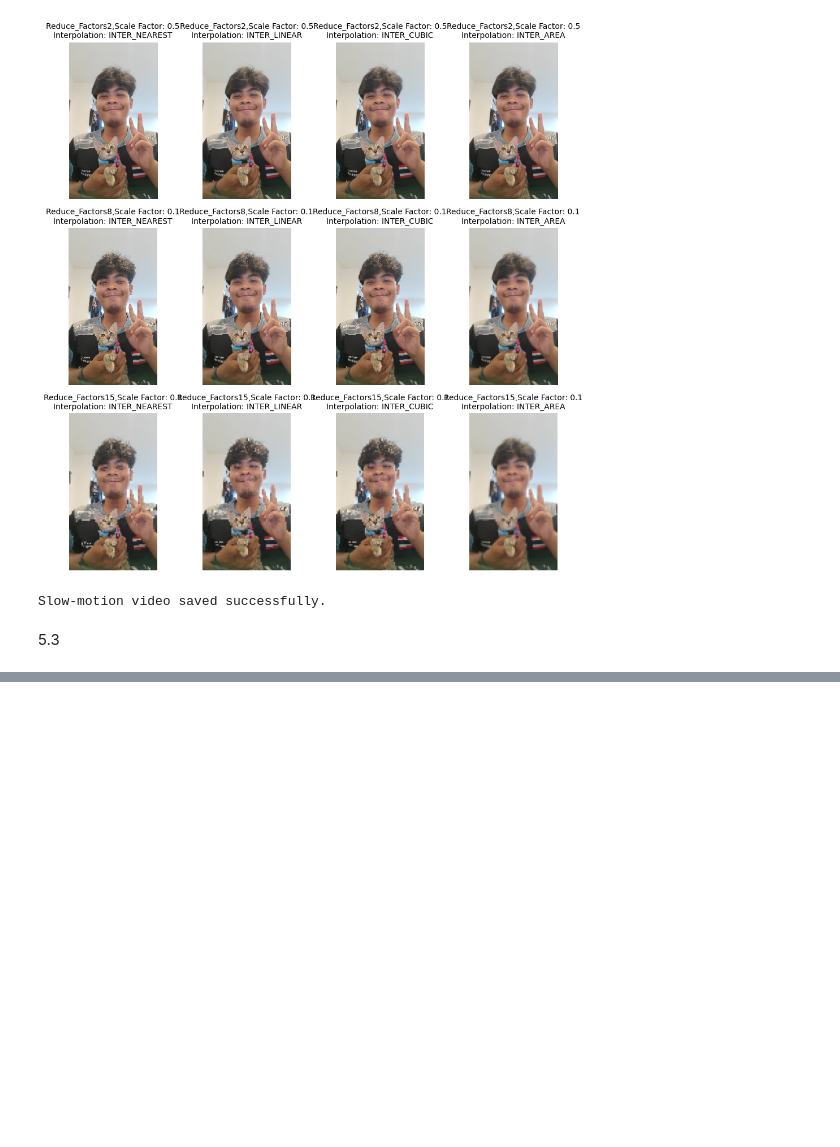
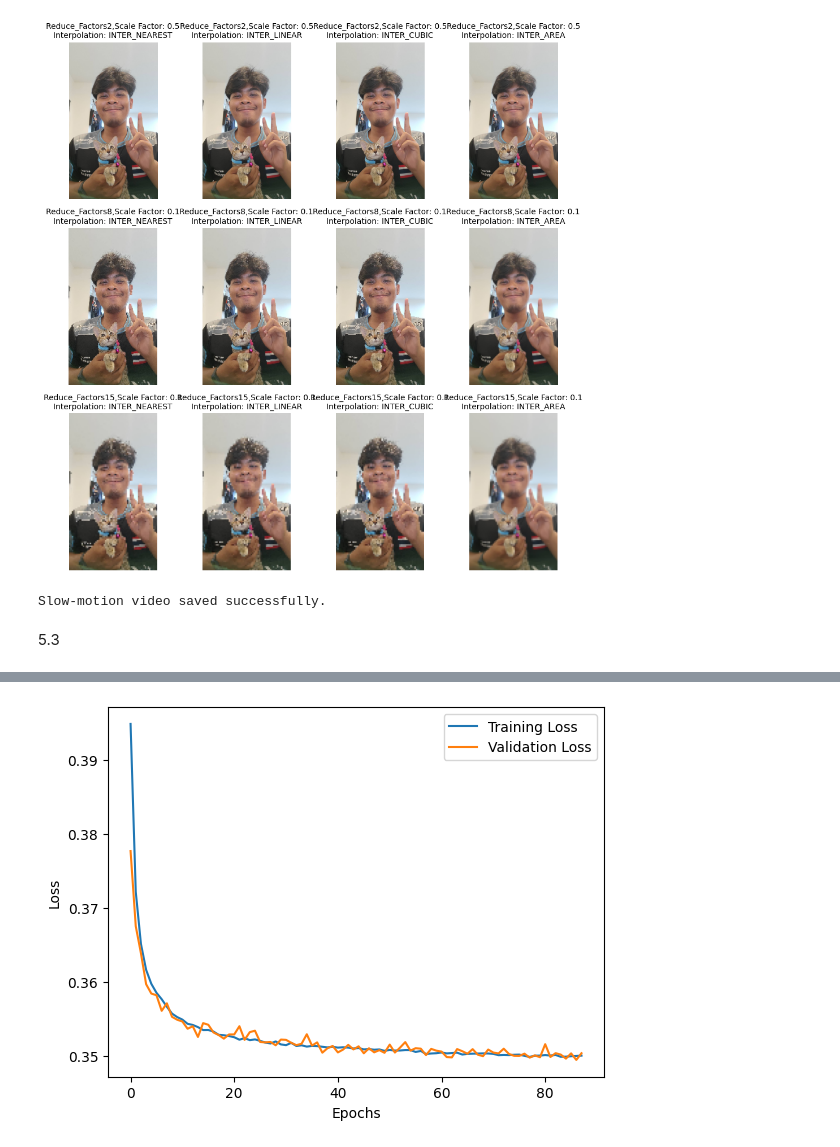
Before and after one commit to Han-Wanburhan/ImageProcessing, a Jupyter notebook: ImageProcessing_KMITL_Lab05_.ipynb, the cells around one changed output, grey strips where cells are left out. Cells and saved outputs as stored; diff of their text form; code cells hidden in the pictures; blank space fills up the shorter version.

```diff
--- a/ImageProcessing_KMITL_Lab05_.ipynb
+++ b/ImageProcessing_KMITL_Lab05_.ipynb
@@ -140,0 +174,28 @@ Slow-motion video saved successfully.
+# %%
+# Define Gaussian Noise Function
+def add_gaussian_noise(img, mean=0, std=1, noise_factor=0.5):
+    noise = np.random.normal(mean, std, img.shape)
+    noisy_img = img + noise_factor * noise
+    noisy_img = np.clip(noisy_img, 0, 1)  # Ensure pixel values are in [0, 1] range
+    return noisy_img
+# %%
+def create_autoencoder_model(optimizer, learning_rate):
+    input_img = Input(shape=(28, 28, 1))
+
+    # Encoder
+    x = Conv2D(32, (3, 3), activation='relu', padding='same')(input_img)
+    x = MaxPooling2D((2, 2), padding='same')(x)
+    x = Conv2D(64, (3, 3), activation='relu', padding='same')(x)
+    encoded = MaxPooling2D((2, 2), padding='same')(x)
+
+    # Decoder
+    x = Conv2D(64, (3, 3), activation='relu', padding='same')(encoded)
+    x = UpSampling2D((2, 2))(x)
+    x = Conv2D(32, (3, 3), activation='relu', padding='same')(x)
+    x = UpSampling2D((2, 2))(x)
+    decoded = Conv2D(1, (3, 3), activation='sigmoid', padding='same')(x)
+
+    autoencoder = Model(input_img, decoded)
+    autoencoder.compile(optimizer=optimizer(learning_rate=learning_rate), loss='binary_crossentropy')
+
+    return autoencoder
@@ -140,0 +253,16 @@ Slow-motion video saved successfully.
+# %%
+# Plot Training and Validation Loss
+plt.plot(history.history['loss'], label='Training Loss')
+plt.plot(history.history['val_loss'], label='Validation Loss')
+plt.xlabel('Epochs')
+plt.ylabel('Loss')
+plt.legend()
+plt.show()
+
+# Generate noisy test data
+x_test_noisy = np.array([add_gaussian_noise(img) for img in x_test])
+
+# Make predictions using the trained autoencoder
+predict_test = autoencoder.predict(x_test_noisy)
+# %% [output]
+[figure, added]
```
Also changed, not shown: parts of 10 cells of this notebook, 4 other files.
